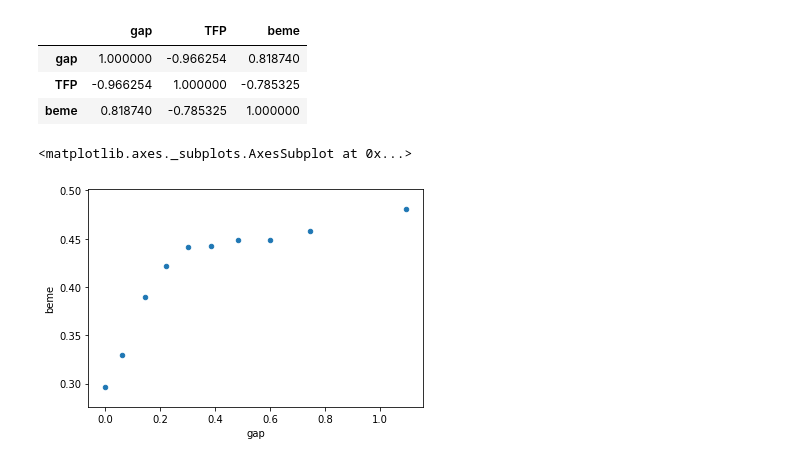
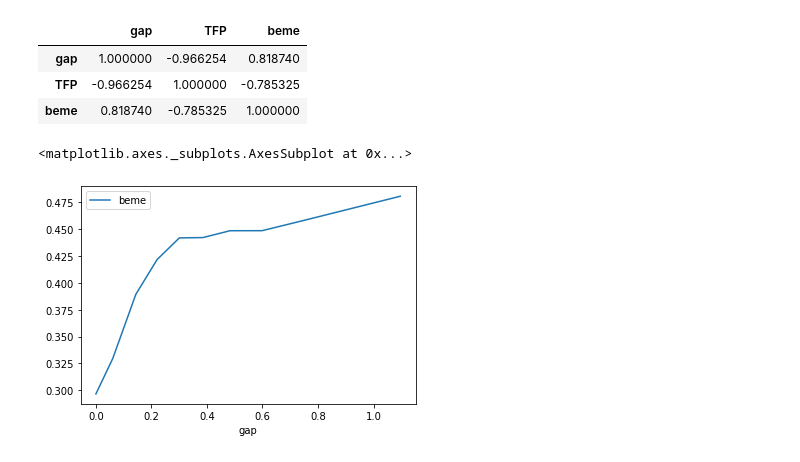
Before and after one commit to pakshingho/ProductivityReturns, a Jupyter notebook: codes/TFP EDA full Compustat sorted by SIC4.ipynb, the cells around one changed output. Saved outputs shown, nothing was run; the diff lists cells and outputs as text; code cells hidden in the pictures.

```diff
--- a/codes/TFP EDA full Compustat sorted by SIC4.ipynb
+++ b/codes/TFP EDA full Compustat sorted by SIC4.ipynb
@@ -586,10 +586,10 @@ overall_sort_df.corr()
 | TFP | -0.966254 | 1.000000 | -0.785325 |
 | beme | 0.818740 | -0.785325 | 1.000000 |
 # %%
-overall_sort_df.plot.scatter(y='beme',x='gap')
+overall_sort_df.plot.line(y='beme',x='gap')
 # %% [output]
 <matplotlib.axes._subplots.AxesSubplot at 0x...>
-[figure, old version]
+[figure, new version]
 # %%
 var_list_keep = ['gvkey', 'fyear', 'sic', 'beme', 'TFP', 'gap', 'size', 'emp_size', 'lev', 'rdi', 'adi', 'roa', 'roe', 'gpr', 'age']
 # %%
```
Also changed, not shown: 1 other file.
